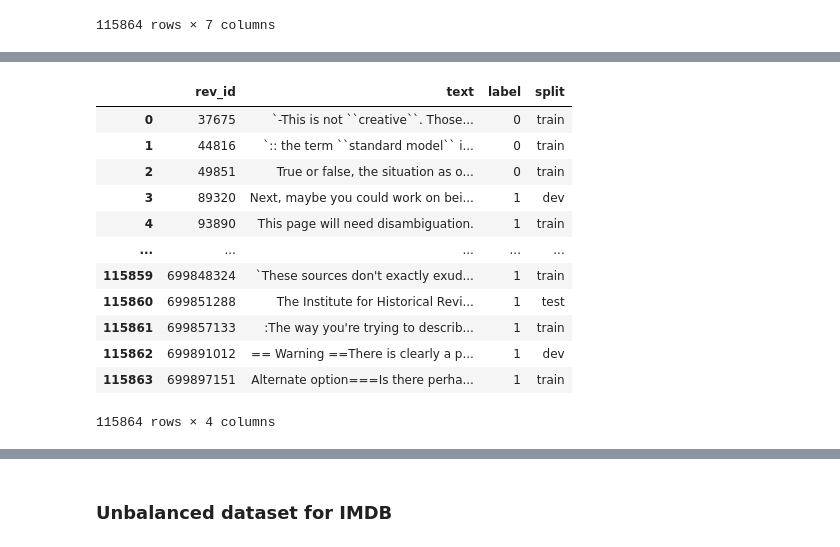
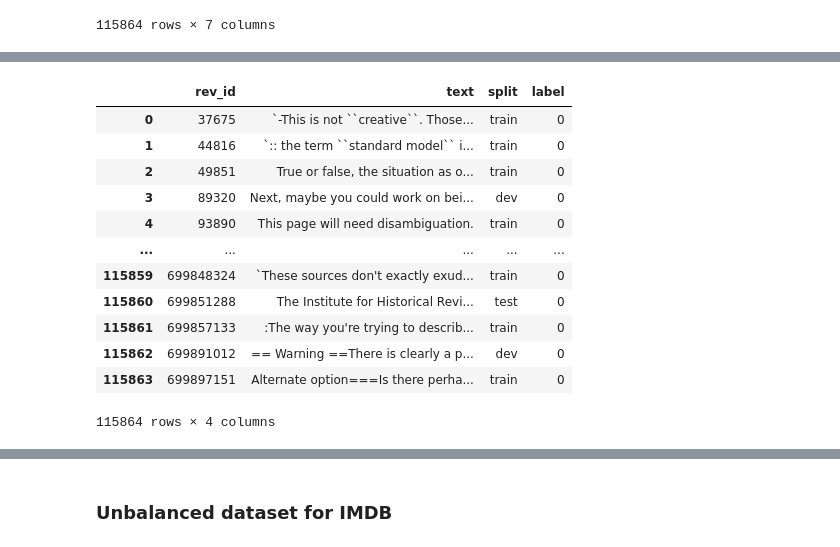
Before and after one commit to sanialecs/cheap_learning, a Jupyter notebook: Cheap_Learning.ipynb, the cells around one changed output, grey strips where cells are left out. Drawn from its saved outputs; the diff is of its cells as text; code cells hidden in the pictures.

```diff
--- a/Cheap_Learning.ipynb
+++ b/Cheap_Learning.ipynb
@@ -67 +91,24 @@ wiki_comments
+# %%
+cols = ['rev_id', 'comment', 'split']
+wiki_data = wiki_comments[cols].copy()
+wiki_data['label'] = wiki_data['rev_id'].map(
+    wiki_annotations.groupby('rev_id')['attack'].mean().round().astype(int)
+)
+wiki_data["comment"] = wiki_data["comment"].str.replace("NEWLINE_TOKEN", "")
+wiki_data = wiki_data.rename(columns={"comment": "text"})
+wiki_data
+# %% [output]
+|  | rev_id | text | split | label |
+| 0 | 37675 | `-This is not ``creative``. Those... | train | 0 |
+| 1 | 44816 | `:: the term ``standard model`` i... | train | 0 |
+| 2 | 49851 | True or false, the situation as o... | train | 0 |
+| 3 | 89320 | Next, maybe you could work on bei... | dev | 0 |
+| 4 | 93890 | This page will need disambiguation. | train | 0 |
+| ... | ... | ... | ... | ... |
+| 115859 | 699848324 | `These sources don't exactly exud... | train | 0 |
+| 115860 | 699851288 | The Institute for Historical Revi... | test | 0 |
+| 115861 | 699857133 | :The way you're trying to describ... | train | 0 |
+| 115862 | 699891012 | == Warning ==There is clearly a p... | dev | 0 |
+| 115863 | 699897151 | Alternate option===Is there perha... | train | 0 |
+115864 rows × 4 columns
 # %%
@@ -75,19 +120,3 @@ wiki_data["label"] = wiki_data["label"].map({False: 0, True: 1})
-# %%
-wiki_data
-# %% [output]
-|  | rev_id | text | label | split |
-| 0 | 37675 | `-This is not ``creative``. Those... | 0 | train |
-| 1 | 44816 | `:: the term ``standard model`` i... | 0 | train |
-| 2 | 49851 | True or false, the situation as o... | 0 | train |
-| 3 | 89320 | Next, maybe you could work on bei... | 1 | dev |
-| 4 | 93890 | This page will need disambiguation. | 1 | train |
-| ... | ... | ... | ... | ... |
-| 115859 | 699848324 | `These sources don't exactly exud... | 1 | train |
-| 115860 | 699851288 | The Institute for Historical Revi... | 1 | test |
-| 115861 | 699857133 | :The way you're trying to describ... | 1 | train |
-| 115862 | 699891012 | == Warning ==There is clearly a p... | 1 | dev |
-| 115863 | 699897151 | Alternate option===Is there perha... | 1 | train |
-115864 rows × 4 columns
 # %%
 wiki_train = wiki_data[wiki_data['split'] == 'train']
 wiki_train = wiki_train.drop(columns=["split"])
```
Also changed, not shown: parts of 19 cells of this notebook, 3 other files.
